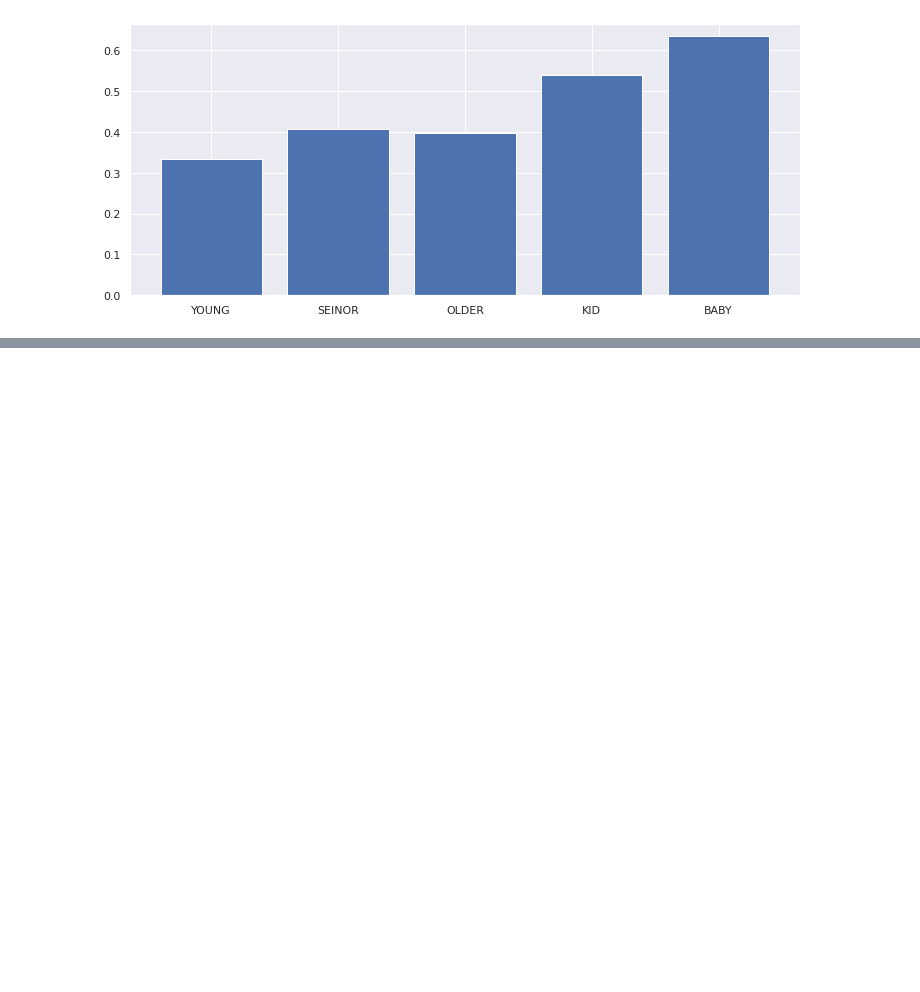
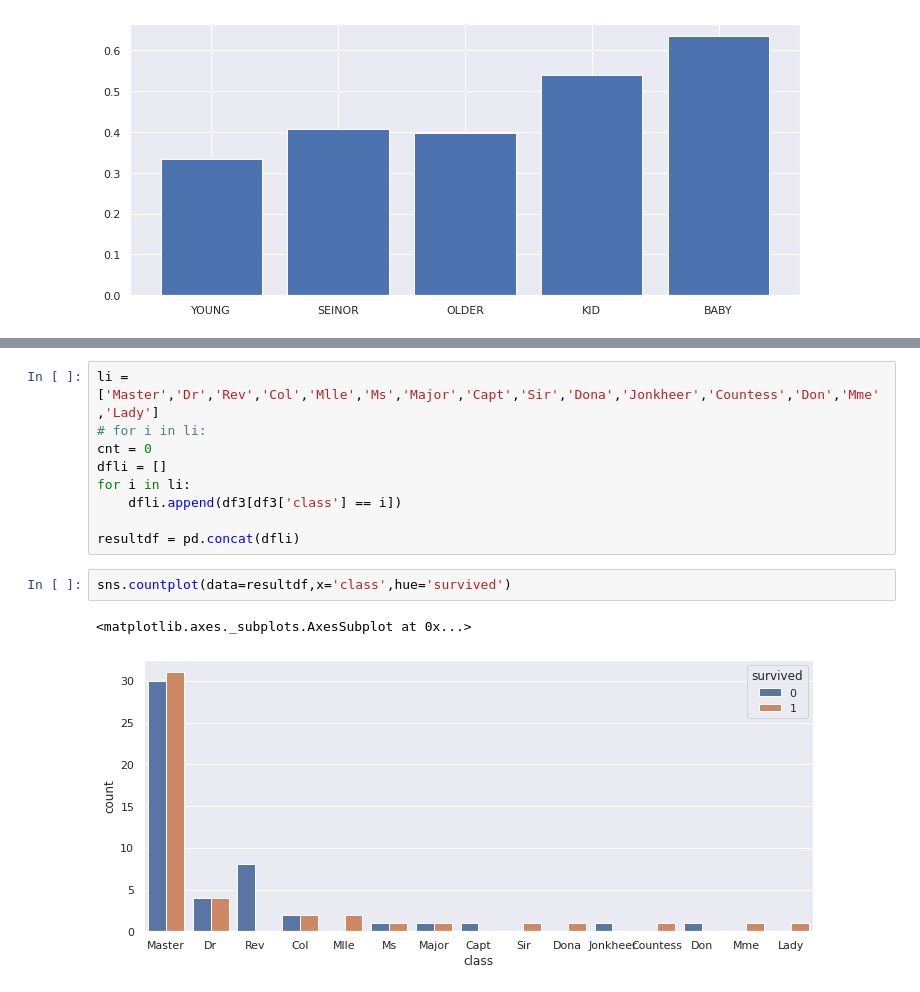
Before and after one commit to y001003/yeardream, a Jupyter notebook: project/python_advance/Titanic_EDA.ipynb, the cells around one changed output, grey strips where cells are left out. Cells and saved outputs as stored; diff of their text form; blank space fills up the shorter version.

```diff
--- a/project/python_advance/Titanic_EDA.ipynb
+++ b/project/python_advance/Titanic_EDA.ipynb
@@ -376,0 +468,14 @@ Name: name, Length: 1306, dtype: object
+# %%
+li = ['Master','Dr','Rev','Col','Mlle','Ms','Major','Capt','Sir','Dona','Jonkheer','Countess','Don','Mme','Lady']
+# for i in li:
+cnt = 0
+dfli = []
+for i in li:
+    dfli.append(df3[df3['class'] == i])
+
+resultdf = pd.concat(dfli)
+# %%
+sns.countplot(data=resultdf,x='class',hue='survived')
+# %% [output]
+<matplotlib.axes._subplots.AxesSubplot at 0x...>
+[figure, added]
```
Also changed, not shown: parts of 14 cells of this notebook.
